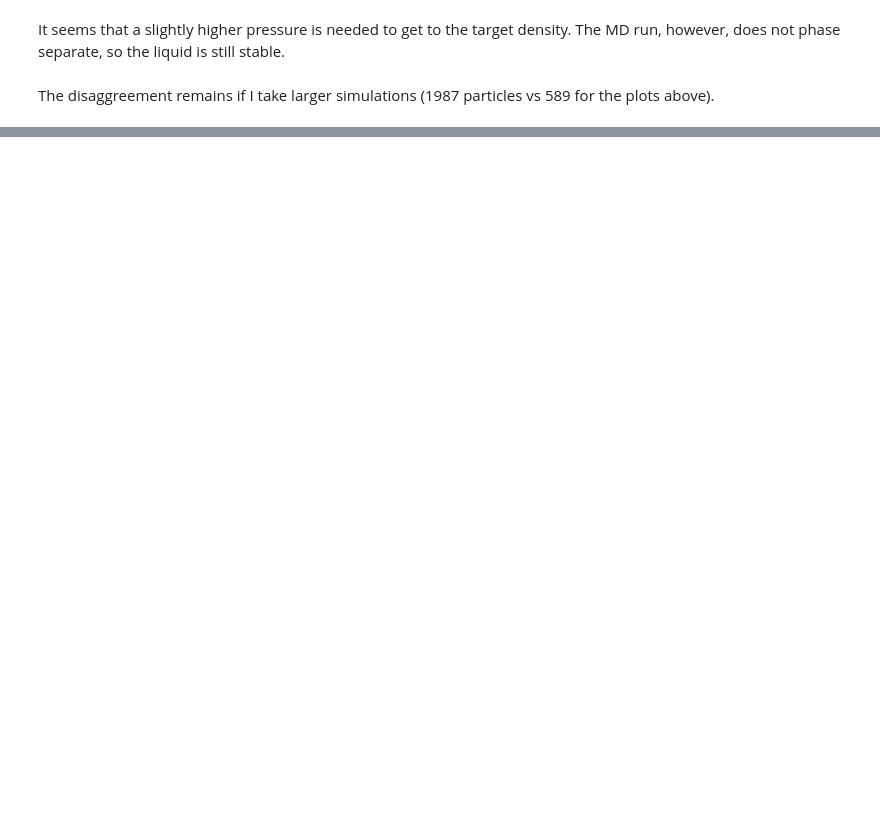
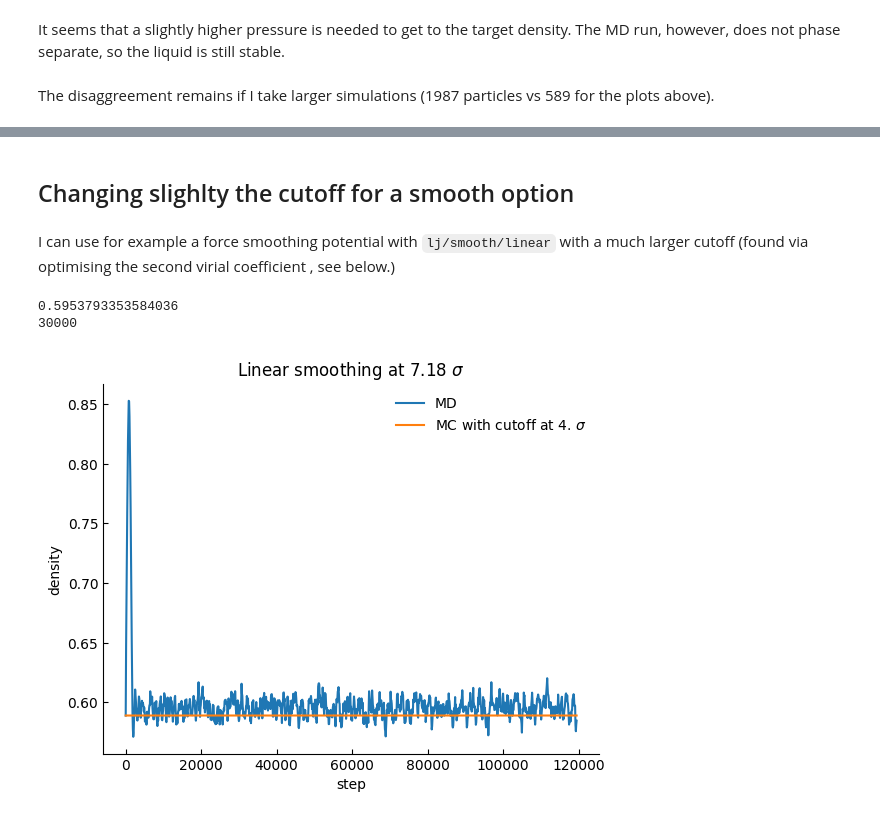
Before and after one commit to FTurci/hydrophobicity-fluctuations, a Jupyter notebook: LJ/bulk/explain-lj-bulk.ipynb, the cells around one changed output, grey strips where cells are left out. Drawn from its saved outputs; the diff is of its cells as text; code cells hidden in the pictures; blank space fills up the shorter version.

Commit message:
b2 optimisation with smooth/linear

```diff
--- a/LJ/bulk/explain-lj-bulk.ipynb
+++ b/LJ/bulk/explain-lj-bulk.ipynb
@@ -67,0 +78,17 @@ plt.plot(df_npt['step'], np.ones_like(df_npt['step'])*targetRho)
+# %% [markdown]
+## Changing slighlty the cutoff for a smooth option
+# %% [markdown]
+I can use for example a force smoothing potential with `lj/smooth/linear` with a much larger cutoff (found via optimising the second virial coefficient , see below.)
+# %%
+df_npt = pd.read_csv("output-npt-smooth-linear-T1.1476-P0.064068.csv")
+df_npt.plot('step','density', xlabel='step',ylabel='density', title=r"Linear smoothing at 7.18 $\sigma$",label="MD")
+targetRho = 0.589
+plt.plot(df_npt['step'], np.ones_like(df_npt['step'])*targetRho, label= 'MC with cutoff at 4. $\sigma$')
+print(df_npt['density'][300:].mean())
+# plt.vlines(df_npt['step'])
+plt.legend()
+print(df_npt['step'][300])
+# %% [output]
+0.5953793353584036
+30000
+[figure, added]
```
Also changed, not shown: parts of 10 cells of this notebook, 2 other files.
